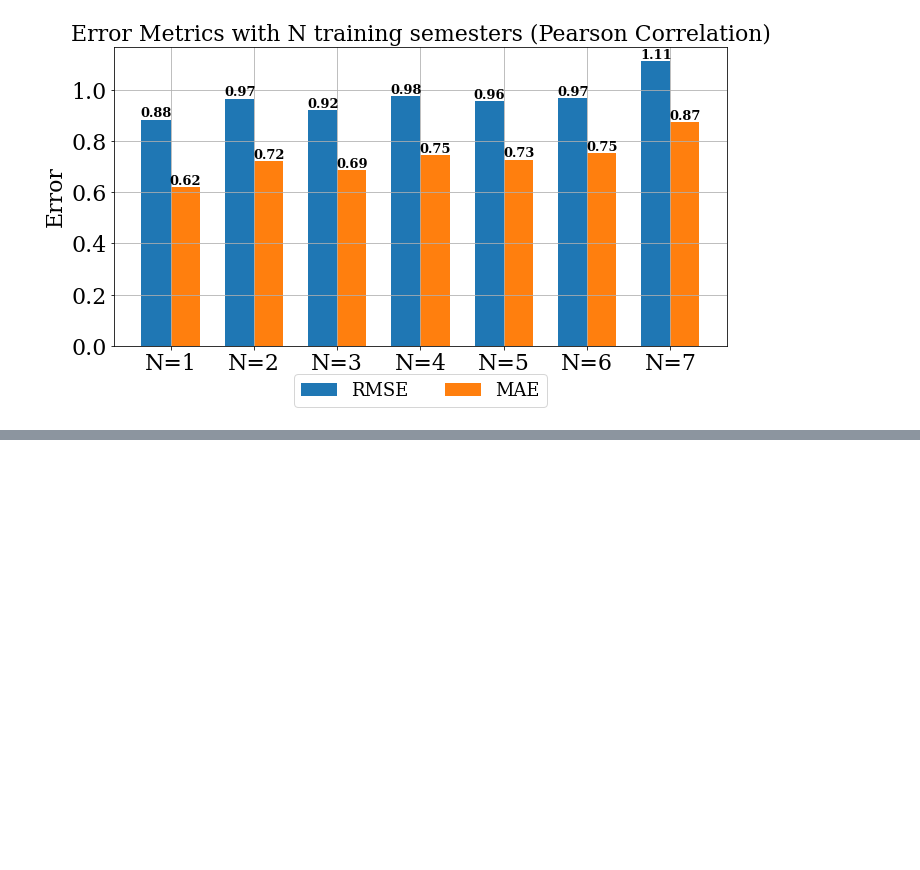
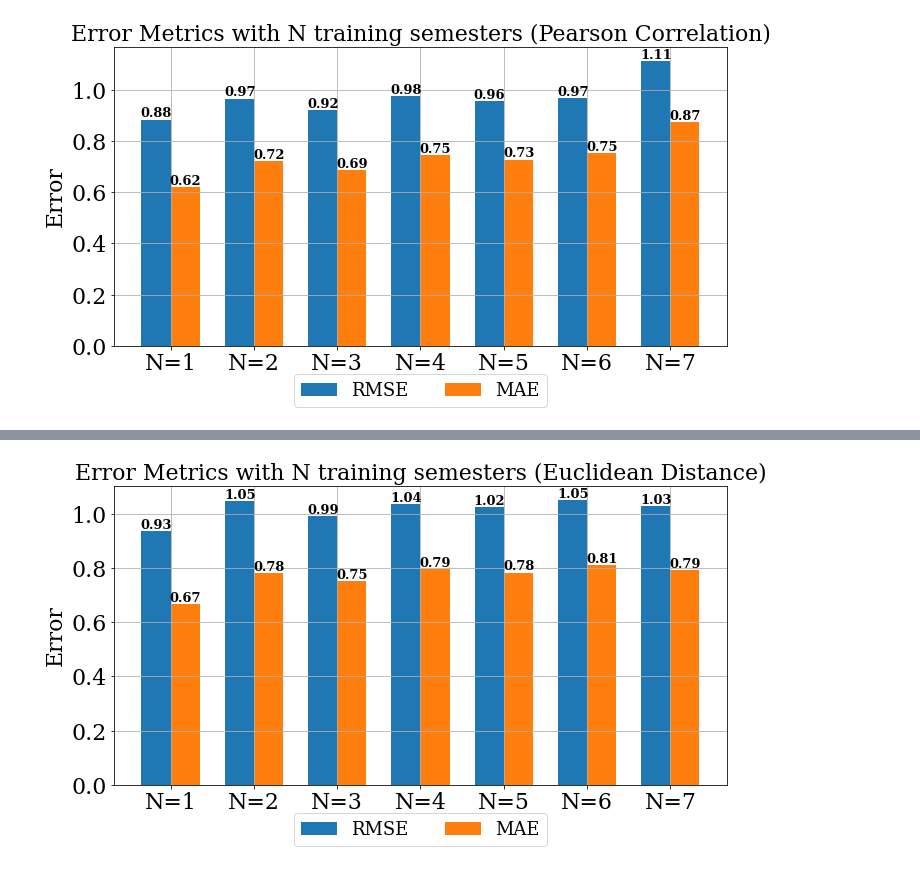
Before and after one commit to ali0jn/academic-success, a Jupyter notebook: experiments/baseline__collaborative_filtering.ipynb, the cells around one changed output, grey strips where cells are left out. Cells and saved outputs as stored; diff of their text form; code cells hidden in the pictures; blank space fills up the shorter version.

Commit message:
added item-based collaborative filtering

```diff
--- a/experiments/baseline__collaborative_filtering.ipynb
+++ b/experiments/baseline__collaborative_filtering.ipynb
@@ -59,14 +60,19 @@ def get_avg_gpa(train_semester, student):
 
     return weights / total_credit
 # %%
-def get_errors(train_semester, test_semester, sim):
+def get_errors(train_semester, test_semester, sim, item_based=False):
     average_gpa = {}
     y_true = []
     y_pred = []
 
+    item_sims = recommendations.calculateSimilarItems(train_semester)
     for student in train_semester:
         recommended_courses = {}
-        recs = recommendations.getRecommendations(train_semester, student, sim)
+        if item_based:
+            recs = recommendations.getRecommendedItems(train_semester, item_sims, student)
+        else:
+            recs = recommendations.getRecommendations(train_semester, student, sim)
+
         for rec_grade, rec_course in recs:
             recommended_courses.setdefault(rec_course, rec_grade)
         average_gpa.setdefault(student, get_avg_gpa(train_semester, student))
@@ -86,7 +92,7 @@ def get_errors(train_semester, test_semester, sim):
 
     return rmse, mae
 # %%
-def predict(semester_data, sim):
+def predict(semester_data, sim, item_based=False):
     errors = {'rmse': [], 'mae': []}
     train_semester = {}
     for i in range(1, len(sorted(semester_data))):
@@ -99,7 +105,7 @@ def predict(semester_data, sim):
         test_semester = semester_data[sorted(semester_data)[i]]
 
         # making predictions for every student in training semester
-        rmse, mae = get_errors(train_semester, test_semester, sim)
+        rmse, mae = get_errors(train_semester, test_semester, sim, item_based)
 
         errors['rmse'].append(rmse)
         errors['mae'].append(mae)
@@ -168,0 +180,3 @@ with open('baseline_collaborative_filtering_results.json', 'w') as fw:
+# %%
+errors = predict(semester_data, recommendations.sim_distance, item_based=True)
+results['Euclidean Distance'] = errors
@@ -168,0 +201,4 @@ with open('baseline_collaborative_filtering_results.json', 'w') as fw:
+# %%
+plot_errors(errors, 'Euclidean Distance')
+# %% [output]
+[figure, added]
```
Also changed, not shown: parts of 13 cells of this notebook, 4 other files.
